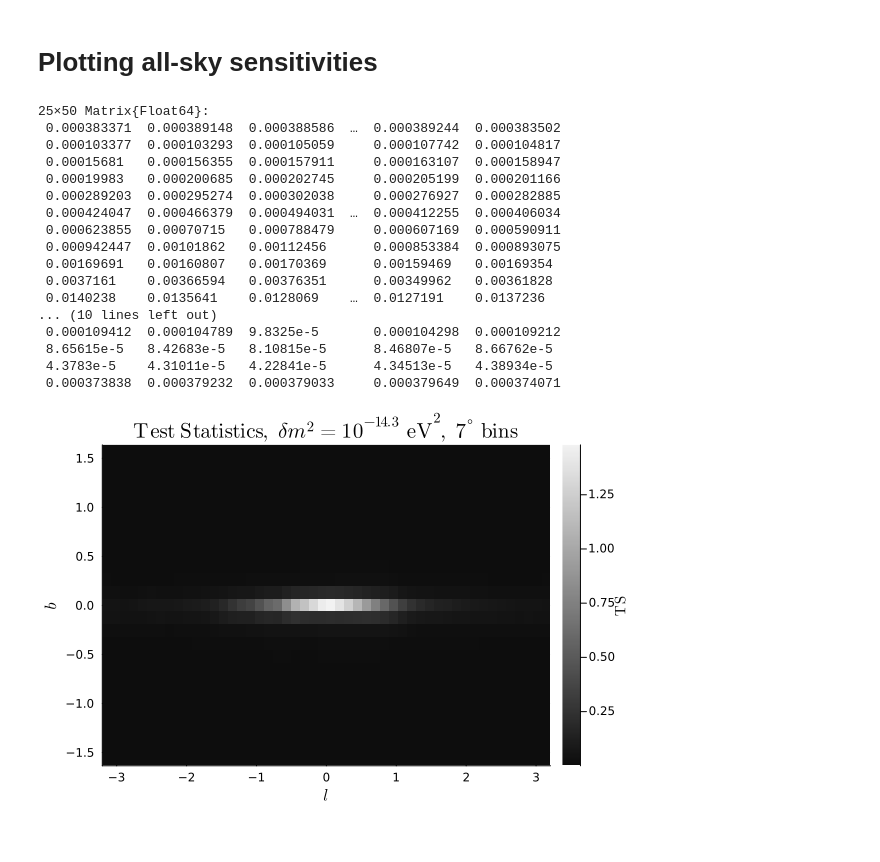
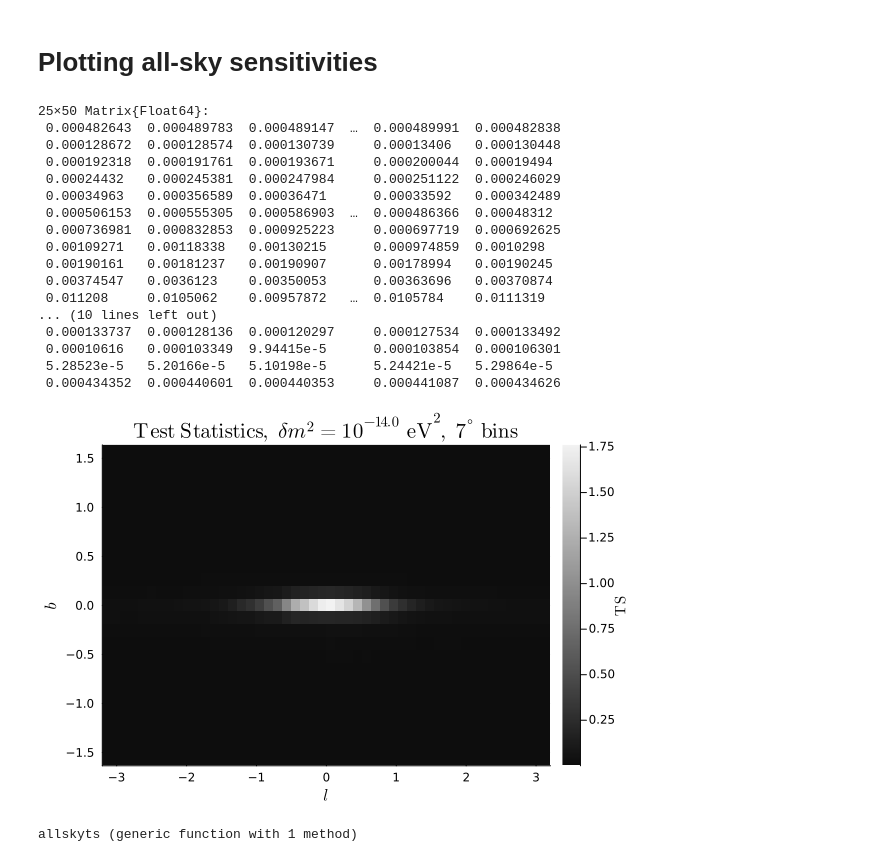
Before and after one commit to mymacd2/pseudo-DIrac-GC-sensitivities, a Jupyter notebook: updated_allsky_sensitivities.ipynb, the cells around one changed output. Drawn from its saved outputs; the diff is of its cells as text; code cells hidden in the pictures.

```diff
--- a/updated_allsky_sensitivities.ipynb
+++ b/updated_allsky_sensitivities.ipynb
@@ -1017,38 +1076,60 @@ plot(sample,
 # %% [markdown]
 <h1>Plotting all-sky sensitivities</h1>
 # %%
-testlh = lhratio(10^(-14.3), 16)
+testlh = lhratio(10^(-14.0), 16)
 # %% [output]
 25×50 Matrix{Float64}:
- 0.000383371  0.000389148  0.000388586  …  0.000389244  0.000383502
- 0.000103377  0.000103293  0.000105059     0.000107742  0.000104817
- 0.00015681   0.000156355  0.000157911     0.000163107  0.000158947
- 0.00019983   0.000200685  0.000202745     0.000205199  0.000201166
- 0.000289203  0.000295274  0.000302038     0.000276927  0.000282885
- 0.000424047  0.000466379  0.000494031  …  0.000412255  0.000406034
- 0.000623855  0.00070715   0.000788479     0.000607169  0.000590911
- 0.000942447  0.00101862   0.00112456      0.000853384  0.000893075
- 0.00169691   0.00160807   0.00170369      0.00159469   0.00169354
- 0.0037161    0.00366594   0.00376351      0.00349962   0.00361828
- 0.0140238    0.0135641    0.0128069    …  0.0127191    0.0137236
+ 0.000482643  0.000489783  0.000489147  …  0.000489991  0.000482838
+ 0.000128672  0.000128574  0.000130739     0.00013406   0.000130448
+ 0.000192318  0.000191761  0.000193671     0.000200044  0.00019494
+ 0.00024432   0.000245381  0.000247984     0.000251122  0.000246029
+ 0.00034963   0.000356589  0.00036471      0.00033592   0.000342489
+ 0.000506153  0.000555305  0.000586903  …  0.000486366  0.00048312
+ 0.000736981  0.000832853  0.000925223     0.000697719  0.000692625
+ 0.00109271   0.00118338   0.00130215      0.000974859  0.0010298
+ 0.00190161   0.00181237   0.00190907      0.00178994   0.00190245
+ 0.00374547   0.0036123    0.00350053      0.00363696   0.00370874
+ 0.011208     0.0105062    0.00957872   …  0.0105784    0.0111319
 ... (10 lines left out)
- 0.000109412  0.000104789  9.8325e-5       0.000104298  0.000109212
- 8.65615e-5   8.42683e-5   8.10815e-5      8.46807e-5   8.66762e-5
- 4.3783e-5    4.31011e-5   4.22841e-5      4.34513e-5   4.38934e-5
- 0.000373838  0.000379232  0.000379033     0.000379649  0.000374071
+ 0.000133737  0.000128136  0.000120297     0.000127534  0.000133492
+ 0.00010616   0.000103349  9.94415e-5      0.000103854  0.000106301
+ 5.28523e-5   5.20166e-5   5.10198e-5      5.24421e-5   5.29864e-5
+ 0.000434352  0.000440601  0.000440353     0.000441087  0.000434626
 # %%
 lvals = range(-pi, pi, length=50)
 bvals = range(-pi/2, pi/2, length=25)
 
 heatmap(
     lvals,
     bvals,
     testlh,
     xlabel=L"l",
     ylabel=L"b",
-    title=L"\mathrm{Test~Statistics},~\delta m^2 = 10^{-14.3}~\mathrm{eV}^2,~7^{\circ}~\mathrm{bins}",
+    title=L"\mathrm{Test~Statistics},~\delta m^2 = 10^{-14.0}~\mathrm{eV}^2,~7^{\circ}~\mathrm{bins}",
     c=:grays,
     colorbar_title=L"\mathrm{TS}",
 )
 # %% [output]
-[figure, old version]
+[figure, new version]
+# %%
+# All sky sensitivity function
+
+function allskyts(dm2)
+
+    mxlhallsky = allskymaxlh(dm2)
+    allskymaxparams = Optim.minimizer(mxlhallsky)
+
+    askyevents = anglesmearbin(0, 21.8, 2.7, 400)
+    askyeventsalt_maxlh = anglesmearbin(dm2, allskymaxparams[1], allskymaxparams[2], 400)
+
+    allskyeventsnull = zeros(50)
+    allskyeventsalt_maxlh = zeros(50)
+    for i in 1:50
+        allskyeventsnull[i] = askyevents[1][i] + askyevents[2][i]
+        allskyeventsalt_maxlh[i] = askyeventsalt_maxlh[1][i] + askyeventsalt_maxlh[2][i]
+    end
+
+    ts = lrt(allskyeventsnull, allskyeventsalt_maxlh)
+end
+# %% [output]
+allskyts (generic function with 1 method)
```
Also changed, not shown: parts of 13 cells of this notebook.
